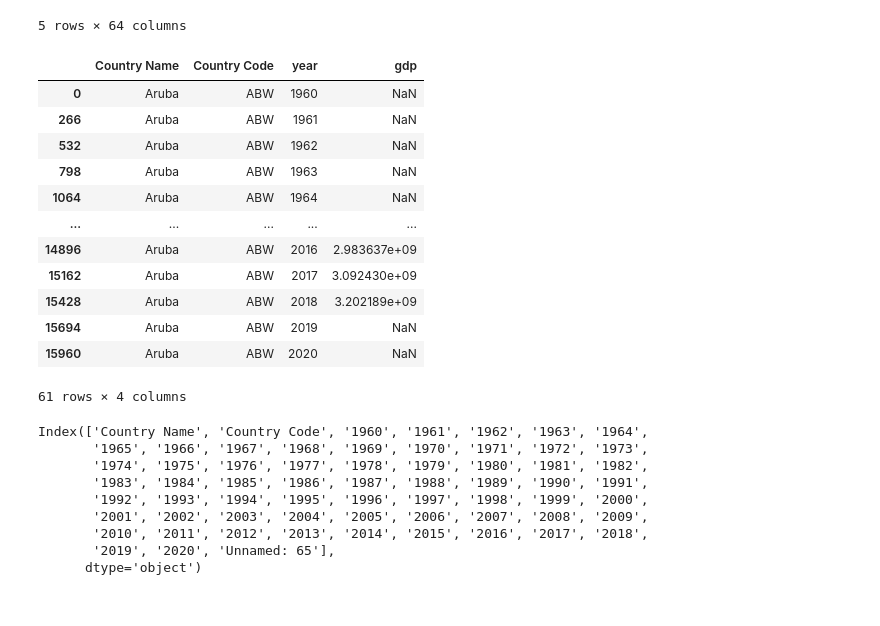
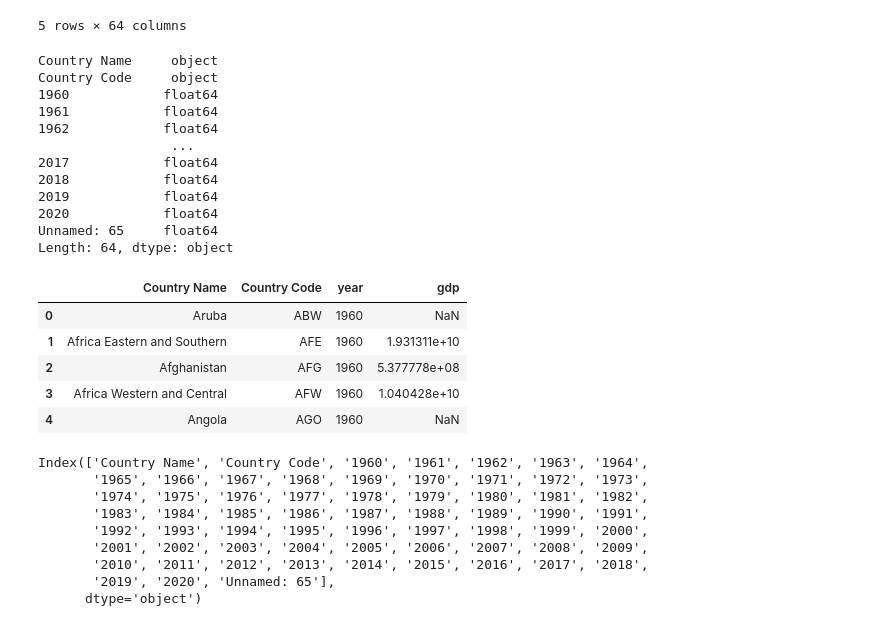
Before and after one commit to madrivers/Data_Bootcamp_Final_Project, a Jupyter notebook: gdp_pop_model/olympic_wb.ipynb, the cells around one changed output. Saved outputs shown, nothing was run; the diff lists cells and outputs as text; code cells hidden in the pictures.

```diff
--- a/gdp_pop_model/olympic_wb.ipynb
+++ b/gdp_pop_model/olympic_wb.ipynb
@@ -57,3 +57,18 @@ gdpwb_df.head()
 | 3 | Africa Western and Central | AFW | 1.040428e+10 | 1.112805e+10 | 1.194335e+10 | 1.267652e+10 | 1.383858e+10 | 1.486247e+10 | 1.583285e+10 | 1.442643e+10 | ... |
 | 4 | Angola | AGO | NaN | NaN | NaN | NaN | NaN | NaN | NaN | NaN | ... |
 5 rows × 64 columns
+# %%
+gdpwb_df.dtypes
+# %% [output]
+Country Name     object
+Country Code     object
+1960            float64
+1961            float64
+1962            float64
+                 ...
+2017            float64
+2018            float64
+2019            float64
+2020            float64
+Unnamed: 65     float64
+Length: 64, dtype: object
@@ -69,21 +90,14 @@ gdpwb_melt = gdpwb_df.melt(id_vars=['Country Name','Country Code'],
                 var_name='year',
                 value_name='gdp')
 # %%
-gdpwb_melt[gdpwb_melt['Country Name']=='Aruba']
+gdpwb_melt.head()
 # %% [output]
 |  | Country Name | Country Code | year | gdp |
 | 0 | Aruba | ABW | 1960 | NaN |
-| 266 | Aruba | ABW | 1961 | NaN |
-| 532 | Aruba | ABW | 1962 | NaN |
-| 798 | Aruba | ABW | 1963 | NaN |
-| 1064 | Aruba | ABW | 1964 | NaN |
-| ... | ... | ... | ... | ... |
-| 14896 | Aruba | ABW | 2016 | 2.983637e+09 |
-| 15162 | Aruba | ABW | 2017 | 3.092430e+09 |
-| 15428 | Aruba | ABW | 2018 | 3.202189e+09 |
-| 15694 | Aruba | ABW | 2019 | NaN |
-| 15960 | Aruba | ABW | 2020 | NaN |
+| 1 | Africa Eastern and Southern | AFE | 1960 | 1.931311e+10 |
+| 2 | Afghanistan | AFG | 1960 | 5.377778e+08 |
+| 3 | Africa Western and Central | AFW | 1960 | 1.040428e+10 |
+| 4 | Angola | AGO | 1960 | NaN |
-61 rows × 4 columns
 # %%
 gdpwb_df.columns
 # %% [output]
```
Also changed, not shown: parts of 38 cells of this notebook.
